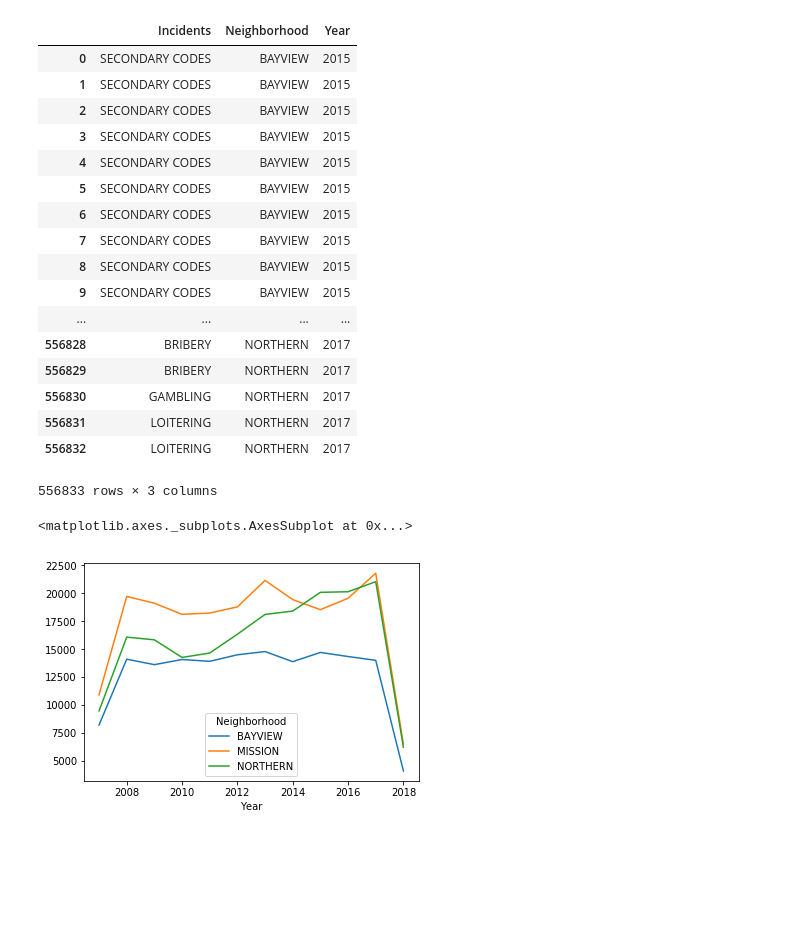
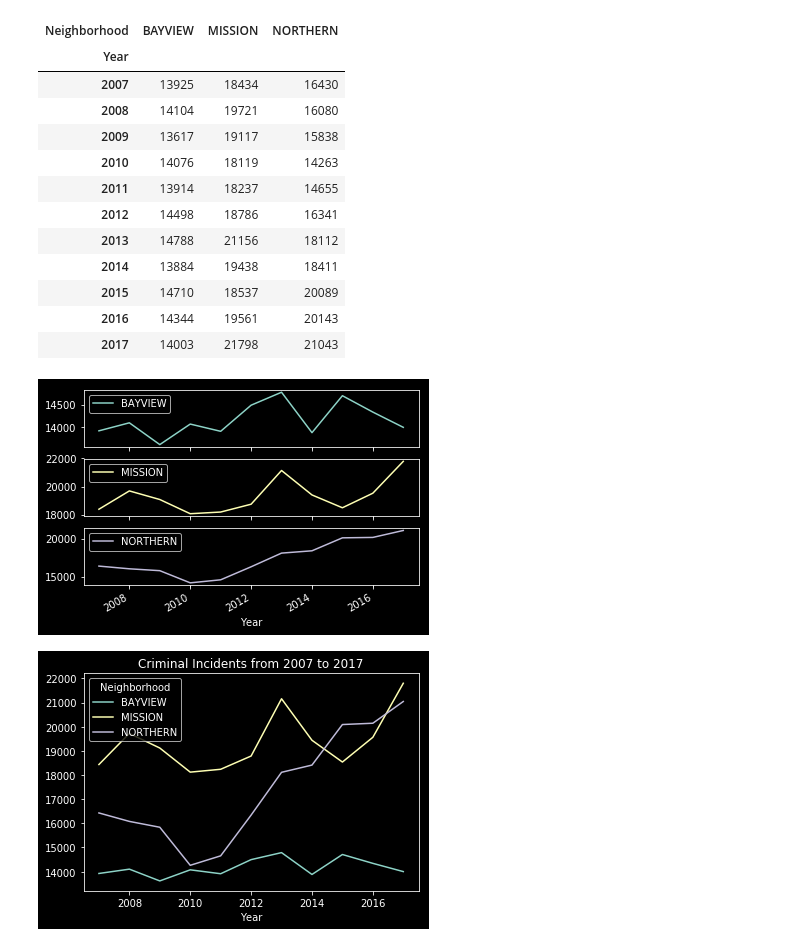
Before and after one commit to alexwdavis/Team_Project_AACJ, a Jupyter notebook: crime_analysis.ipynb, the cells around one changed output. Drawn from its saved outputs; the diff is of its cells as text; code cells hidden in the pictures; blank space fills up the shorter version.

```diff
--- a/crime_analysis.ipynb
+++ b/crime_analysis.ipynb
@@ -76,33 +51,32 @@ northern = cleaned.loc[cleaned['Neighborhood'] == 'NORTHERN']
-# %%
-merge = bayview.merge(mission, how = 'outer')
-final = merge.merge(northern, how = 'outer')
-final
-# %% [output]
-|  | Incidents | Neighborhood | Year |
-| 0 | SECONDARY CODES | BAYVIEW | 2015 |
-| 1 | SECONDARY CODES | BAYVIEW | 2015 |
-| 2 | SECONDARY CODES | BAYVIEW | 2015 |
-| 3 | SECONDARY CODES | BAYVIEW | 2015 |
-| 4 | SECONDARY CODES | BAYVIEW | 2015 |
-| 5 | SECONDARY CODES | BAYVIEW | 2015 |
-| 6 | SECONDARY CODES | BAYVIEW | 2015 |
-| 7 | SECONDARY CODES | BAYVIEW | 2015 |
-| 8 | SECONDARY CODES | BAYVIEW | 2015 |
-| 9 | SECONDARY CODES | BAYVIEW | 2015 |
-| ... | ... | ... | ... |
-| 556828 | BRIBERY | NORTHERN | 2017 |
-| 556829 | BRIBERY | NORTHERN | 2017 |
-| 556830 | GAMBLING | NORTHERN | 2017 |
-| 556831 | LOITERING | NORTHERN | 2017 |
-| 556832 | LOITERING | NORTHERN | 2017 |
-556833 rows × 3 columns
 # %%
-tbp = final.groupby(['Neighborhood', 'Year']).count()
-tbp = tbp.reset_index()
+final = filtered.groupby(['Neighborhood', 'Year'], as_index = False).count()
 # %%
-omega = tbp.pivot(index = 'Year', columns = 'Neighborhood', values = 'Incidents')
+omega = final.pivot(index = 'Year', columns = 'Neighborhood', values = 'Incidents')
 # %%
-omega.plot()
+omega
 # %% [output]
-<matplotlib.axes._subplots.AxesSubplot at 0x...>
-[figure, removed]
+| Neighborhood | BAYVIEW | MISSION | NORTHERN |
+| Year |  |  |  |
+| 2007 | 13925 | 18434 | 16430 |
+| 2008 | 14104 | 19721 | 16080 |
+| 2009 | 13617 | 19117 | 15838 |
+| 2010 | 14076 | 18119 | 14263 |
+| 2011 | 13914 | 18237 | 14655 |
+| 2012 | 14498 | 18786 | 16341 |
+| 2013 | 14788 | 21156 | 18112 |
+| 2014 | 13884 | 19438 | 18411 |
+| 2015 | 14710 | 18537 | 20089 |
+| 2016 | 14344 | 19561 | 20143 |
+| 2017 | 14003 | 21798 | 21043 |
+# %%
+omega.plot(subplots=True)
+plt.style.use('dark_background')
+plt.savefig('subplots.png')
+# %% [output]
+[figure, added]
+# %%
+omega.plot().set_title('Criminal Incidents from 2007 to 2017')
+plt.style.use('dark_background')
+plt.savefig('combined.png')
+# %% [output]
+[figure, added]
```
Also changed, not shown: parts of 15 cells of this notebook, 3 other files.
